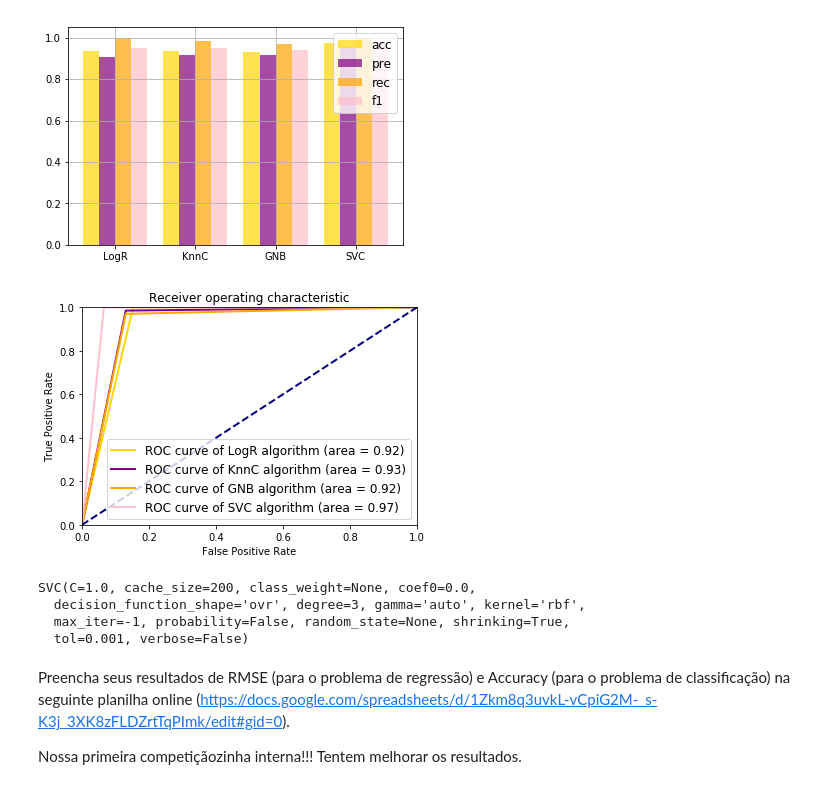
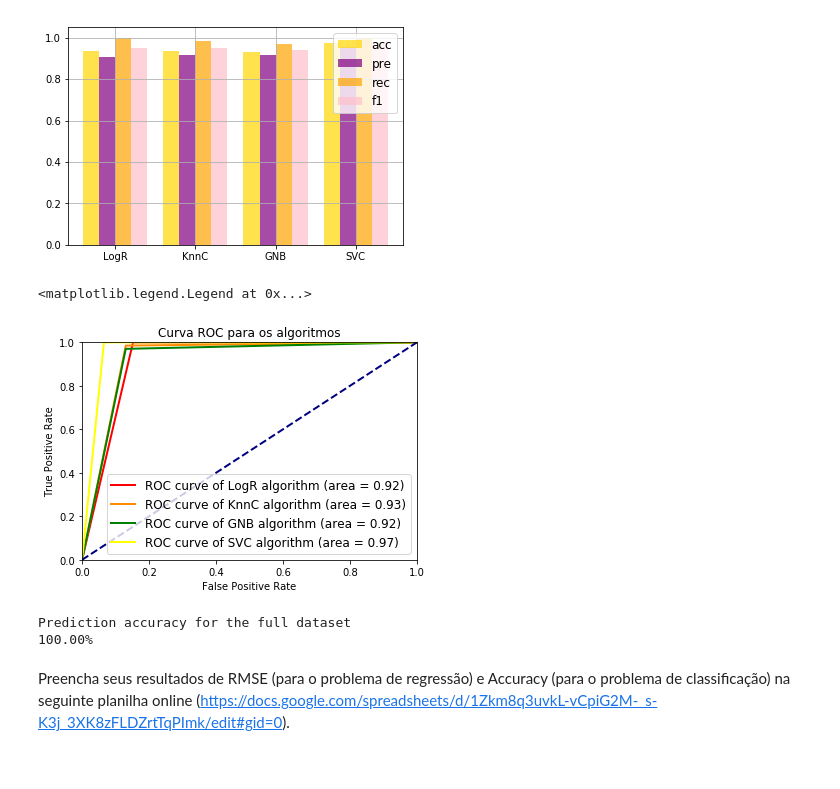
Before and after one commit to RodMdS/Aprendizado_De_Maquina, a Jupyter notebook: Lista07.ipynb, the cells around one changed output. Drawn from its saved outputs; the diff is of its cells as text; code cells hidden in the pictures.

```diff
--- a/Lista07.ipynb
+++ b/Lista07.ipynb
@@ -85,5 +82,6 @@ class_names = ['SGD','LR','KnnR','SVR']
 class_ = [rmse_sgd, rmse_lr, rmse_knnR, rmse_svr]
 class_1 = [mae_sgd, mae_lr, mae_knnR, mae_svr]
 for i in range(0,len(class_names)):
-    print(class_names[i] + ': RMSE = ' + str(class_[i]) + ' - MAE = ' + str(class_1[i]))
+    print(class_names[i] + ': RMSE = ' + str(class_[i]) + ' - MAE = ' + str(class_1[i])
+          + ' - Mean = ' + str( (class_[i] + class_1[i]) / 2 ))
 # %% [output]
@@ -258,46 +256,44 @@ fpr1, tpr1, _ = m.roc_curve(y_test2, y_pred_knnC)
 fpr.append(fpr1)
 tpr.append(tpr1)
 roc_auc.append(m.auc(fpr1, tpr1))
 
 fpr1, tpr1, _ = m.roc_curve(y_test2, y_pred_gnb)
 fpr.append(fpr1)
 tpr.append(tpr1)
 roc_auc.append(m.auc(fpr1, tpr1))
 
 fpr1, tpr1, _ = m.roc_curve(y_test2, y_pred_svc)
 fpr.append(fpr1)
 tpr.append(tpr1)
 roc_auc.append(m.auc(fpr1, tpr1))
 
 #Plotar curva ROC dos diferentes algoritmos
 
 plt.figure()
 lw = 2
 
-colors = cycle(['gold', 'purple', 'orange', 'pink'])
+colors = cycle(['red', 'darkorange', 'green', 'yellow'])
 for i, color in zip(range(len(class_names2)), colors):
     plt.plot(fpr[i], tpr[i], color=color, lw=lw,
              label='ROC curve of ' + class_names2[i] + ' algorithm (area = {1:0.2f})'.format(i, roc_auc[i]))
 
 plt.plot([0, 1], [0, 1], color='navy', lw=lw, linestyle='--')
 plt.xlim([0.0, 1.0])
 plt.ylim([0.0, 1.0])
 plt.xlabel('False Positive Rate')
 plt.ylabel('True Positive Rate')
-plt.title('Receiver operating characteristic')
+plt.title('Curva ROC para os algoritmos')
 plt.legend(loc="lower right")
-plt.show()
 # %% [output]
+<matplotlib.legend.Legend at 0x...>
-[figure, old version]
+[figure, new version]
-# %%
-svc_final = svm.SVC().fit(X_cancer, y_cancer)
-svc_final
-# %% [output]
-SVC(C=1.0, cache_size=200, class_weight=None, coef0=0.0,
-  decision_function_shape='ovr', degree=3, gamma='auto', kernel='rbf',
-  max_iter=-1, probability=False, random_state=None, shrinking=True,
-  tol=0.001, verbose=False)
+# %%
+svc_final = svm.SVC().fit(X_cancer, y_cancer)
+y_pred_C = svc_final.predict(X_cancer)
+print('\nPrediction accuracy for the full dataset')
+print('{:.2%}\n'.format(m.accuracy_score(y_cancer, y_pred_C)))
+# %% [output]
+Prediction accuracy for the full dataset
+100.00%
 # %% [markdown]
 Preencha seus resultados de RMSE (para o problema de regressão) e Accuracy (para o problema de classificação) na seguinte planilha online (https://docs.google.com/spreadsheets/d/1Zkm8q3uvkL-vCpiG2M-_s-K3j_3XK8zFLDZrtTqPImk/edit#gid=0).
-
-Nossa primeira competiçãozinha interna!!! Tentem melhorar os resultados.
```
Also changed, not shown: parts of 6 cells of this notebook.
